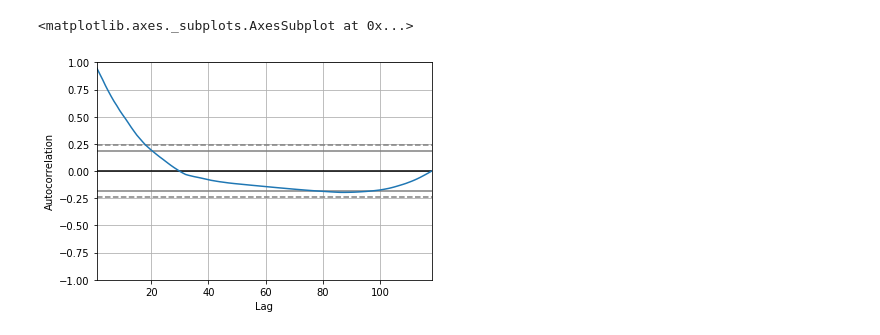
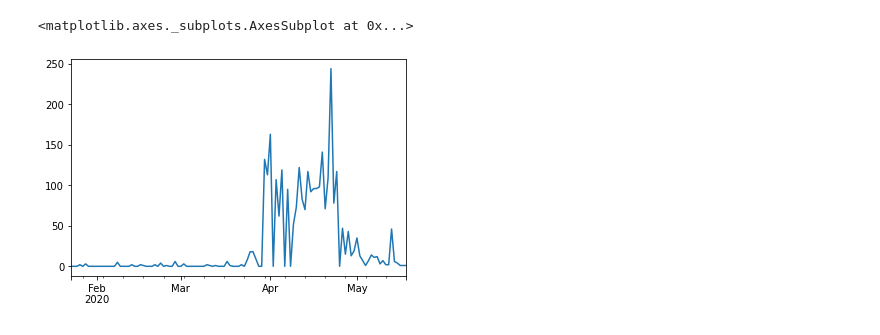
Before and after one commit to booknap/Data-analytics-time-series, a Jupyter notebook: auto_regression.ipynb, the cells around one changed output. Saved outputs shown, nothing was run; the diff lists cells and outputs as text; code cells hidden in the pictures.

```diff
--- a/auto_regression.ipynb
+++ b/auto_regression.ipynb
@@ -84,5 +1,32 @@ pd.plotting.autocorrelation_plot(confirmed['cases'])
-# %%
-pd.plotting.autocorrelation_plot(recovered['cases'])
-# %% [output]
-<matplotlib.axes._subplots.AxesSubplot at 0x...>
-[figure, removed]
+# %%
+import pandas as pd
+import matplotlib.pyplot as plt
+import requests
+import io
+
+RECOVERED_URL = "https://raw.githubusercontent.com/CSSEGISandData/COVID-19/master/csse_covid_19_data/csse_covid_19_time_series/time_series_covid19_recovered_global.csv"
+CONFIRMED_URL = "https://raw.githubusercontent.com/CSSEGISandData/COVID-19/master/csse_covid_19_data/csse_covid_19_time_series/time_series_covid19_confirmed_global.csv"
+
+global_recovered_csv = requests.get(RECOVERED_URL).content.decode('utf-8')
+global_confirmed_csv = requests.get(CONFIRMED_URL).content.decode('utf-8')
+
+df_recovered = pd.read_csv(io.StringIO(global_recovered_csv)).drop(['Lat', 'Long'], axis=1)
+df_confirmed = pd.read_csv(io.StringIO(global_confirmed_csv)).drop(['Lat', 'Long'], axis=1)
+# %%
+df_recovered = df_recovered.groupby('Country/Region').sum().T.rename_axis('Date', axis=1)
+df_confirmed = df_confirmed.groupby('Country/Region').sum().T.rename_axis('Date', axis=1)
+
+df_recovered.index = pd.to_datetime(df_recovered.index)
+df_confirmed.index = pd.to_datetime(df_confirmed.index)
+
+df_recovered = df_recovered.asfreq('d')
+df_confirmed = df_confirmed.asfreq('d')
+# %%
+def decumulation(df):
+    return df.sub(df.shift()).iloc[1:]
+# %%
+df_daily_recovered = decumulation(df_recovered)
+df_daily_recovered.Thailand.plot()
+# %% [output]
+<matplotlib.axes._subplots.AxesSubplot at 0x...>
+[figure, added]
```
Also changed, not shown: parts of 15 cells of this notebook.
